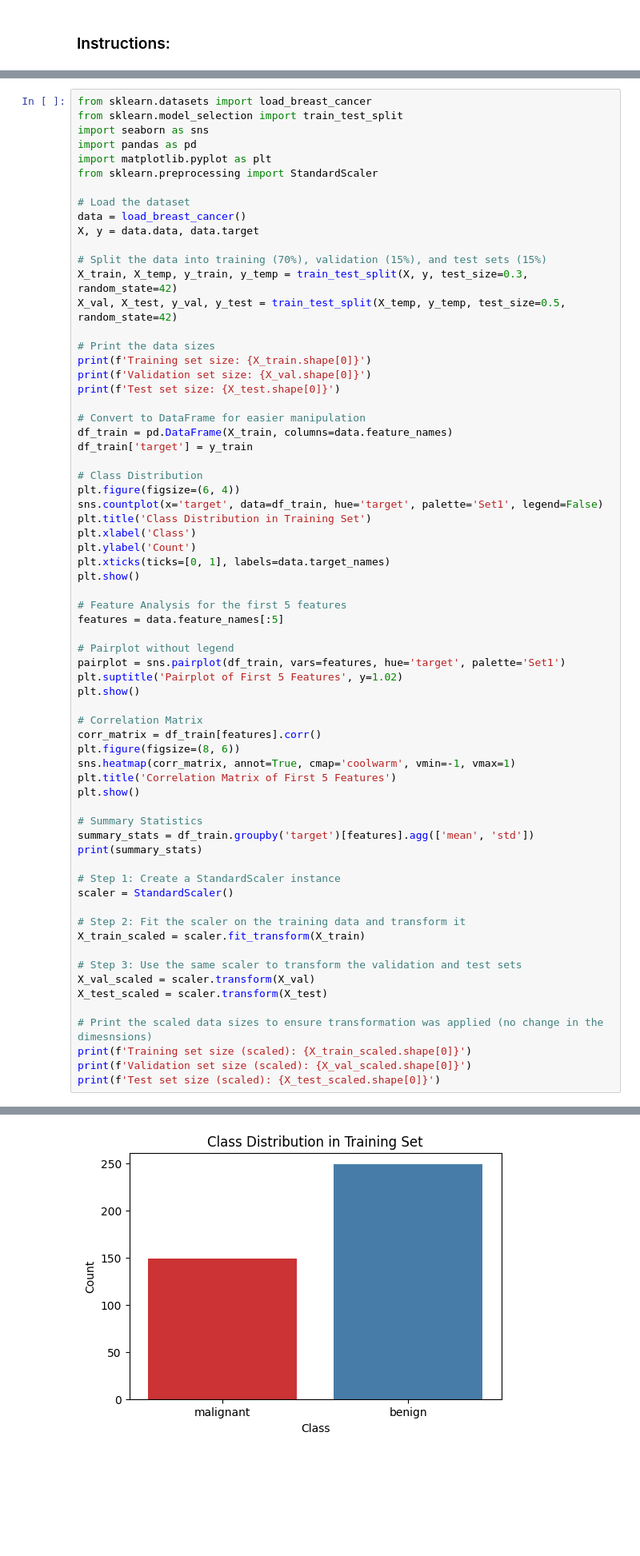
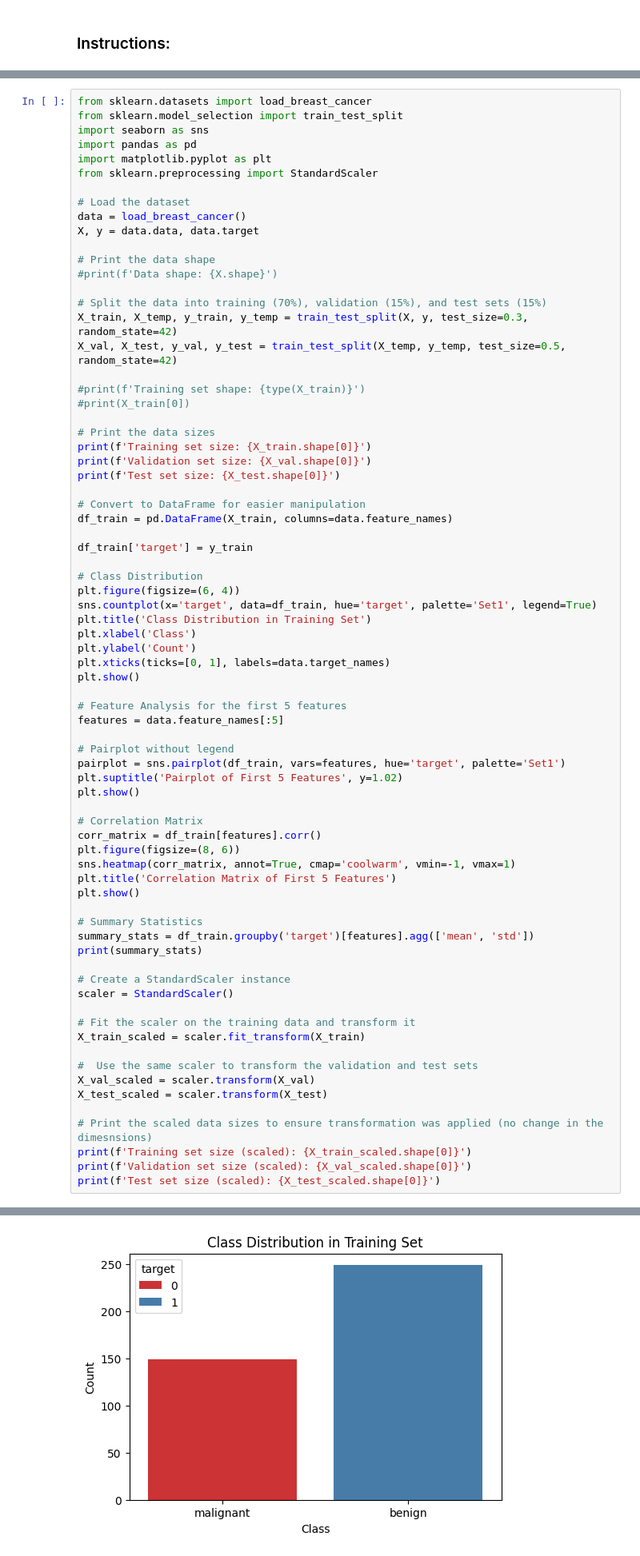
Before and after one commit to AhmadiJahid/CS512_HW1, a Jupyter notebook: CS512_Homework1.ipynb, the cells around one changed output, grey strips where cells are left out. Shown at 80% size. Cells and saved outputs as stored; diff of their text form; blank space fills up the shorter version.

```diff
--- a/CS512_Homework1.ipynb
+++ b/CS512_Homework1.ipynb
@@ -38,9 +38,15 @@ from sklearn.preprocessing import StandardScaler
 data = load_breast_cancer()
 X, y = data.data, data.target
 
+# Print the data shape
+#print(f'Data shape: {X.shape}')
+
 # Split the data into training (70%), validation (15%), and test sets (15%)
 X_train, X_temp, y_train, y_temp = train_test_split(X, y, test_size=0.3, random_state=42)
 X_val, X_test, y_val, y_test = train_test_split(X_temp, y_temp, test_size=0.5, random_state=42)
+
+#print(f'Training set shape: {type(X_train)}')
+#print(X_train[0])
 
 # Print the data sizes
 print(f'Training set size: {X_train.shape[0]}')
@@ -49,11 +55,12 @@ print(f'Test set size: {X_test.shape[0]}')
 
 # Convert to DataFrame for easier manipulation
 df_train = pd.DataFrame(X_train, columns=data.feature_names)
+
 df_train['target'] = y_train
 
 # Class Distribution
 plt.figure(figsize=(6, 4))
-sns.countplot(x='target', data=df_train, hue='target', palette='Set1', legend=False)
+sns.countplot(x='target', data=df_train, hue='target', palette='Set1', legend=True)
 plt.title('Class Distribution in Training Set')
 plt.xlabel('Class')
 plt.ylabel('Count')
@@ -67,37 +74,37 @@ features = data.feature_names[:5]
 pairplot = sns.pairplot(df_train, vars=features, hue='target', palette='Set1')
 plt.suptitle('Pairplot of First 5 Features', y=1.02)
 plt.show()
 
 # Correlation Matrix
 corr_matrix = df_train[features].corr()
 plt.figure(figsize=(8, 6))
 sns.heatmap(corr_matrix, annot=True, cmap='coolwarm', vmin=-1, vmax=1)
 plt.title('Correlation Matrix of First 5 Features')
 plt.show()
 
 # Summary Statistics
 summary_stats = df_train.groupby('target')[features].agg(['mean', 'std'])
 print(summary_stats)
 
-# Step 1: Create a StandardScaler instance
+# Create a StandardScaler instance
 scaler = StandardScaler()
 
-# Step 2: Fit the scaler on the training data and transform it
+# Fit the scaler on the training data and transform it
 X_train_scaled = scaler.fit_transform(X_train)
 
-# Step 3: Use the same scaler to transform the validation and test sets
+#  Use the same scaler to transform the validation and test sets
 X_val_scaled = scaler.transform(X_val)
 X_test_scaled = scaler.transform(X_test)
 
 # Print the scaled data sizes to ensure transformation was applied (no change in the dimesnsions)
 print(f'Training set size (scaled): {X_train_scaled.shape[0]}')
 print(f'Validation set size (scaled): {X_val_scaled.shape[0]}')
 print(f'Test set size (scaled): {X_test_scaled.shape[0]}')
 # %% [output]
 Training set size: 398
 Validation set size: 85
 Test set size: 86
-[figure, old version]
+[figure, new version]
 [figure]
 [figure]
        mean radius           mean texture           mean perimeter             \
```
Also changed, not shown: parts of 7 cells of this notebook, 1 other file.
